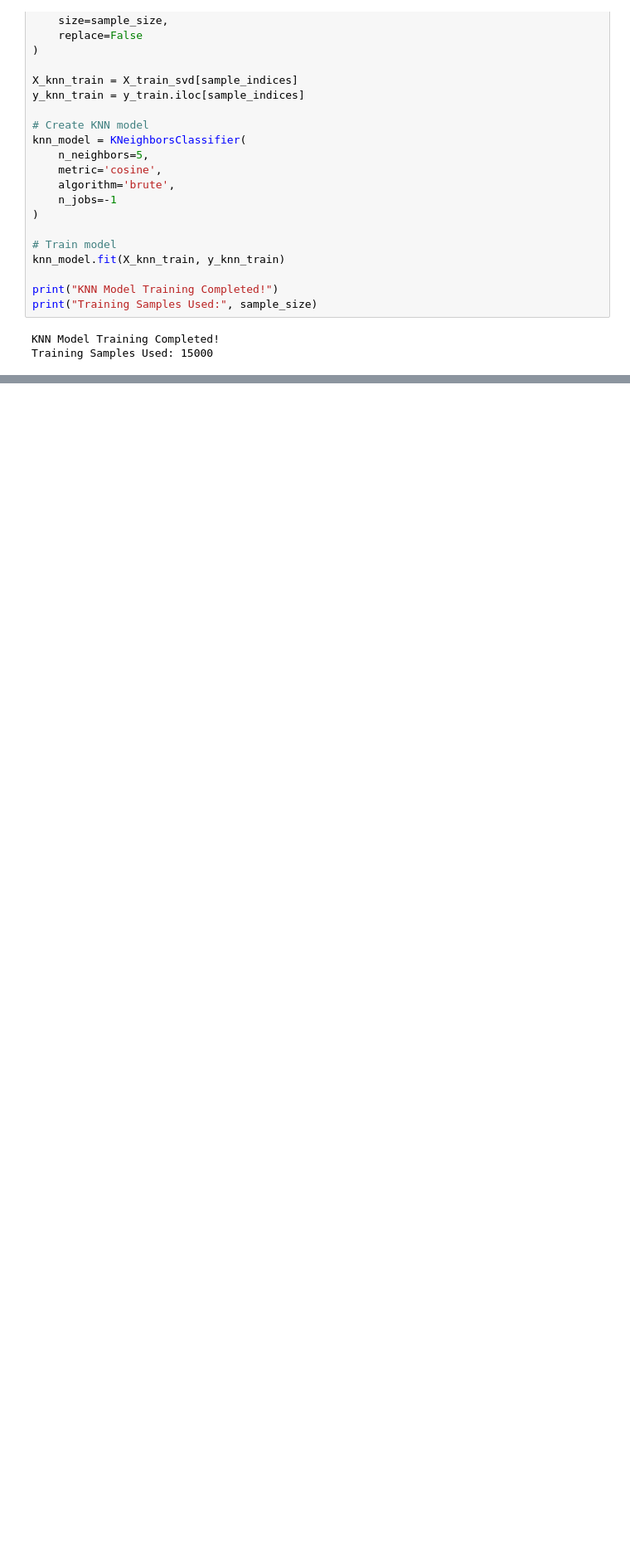
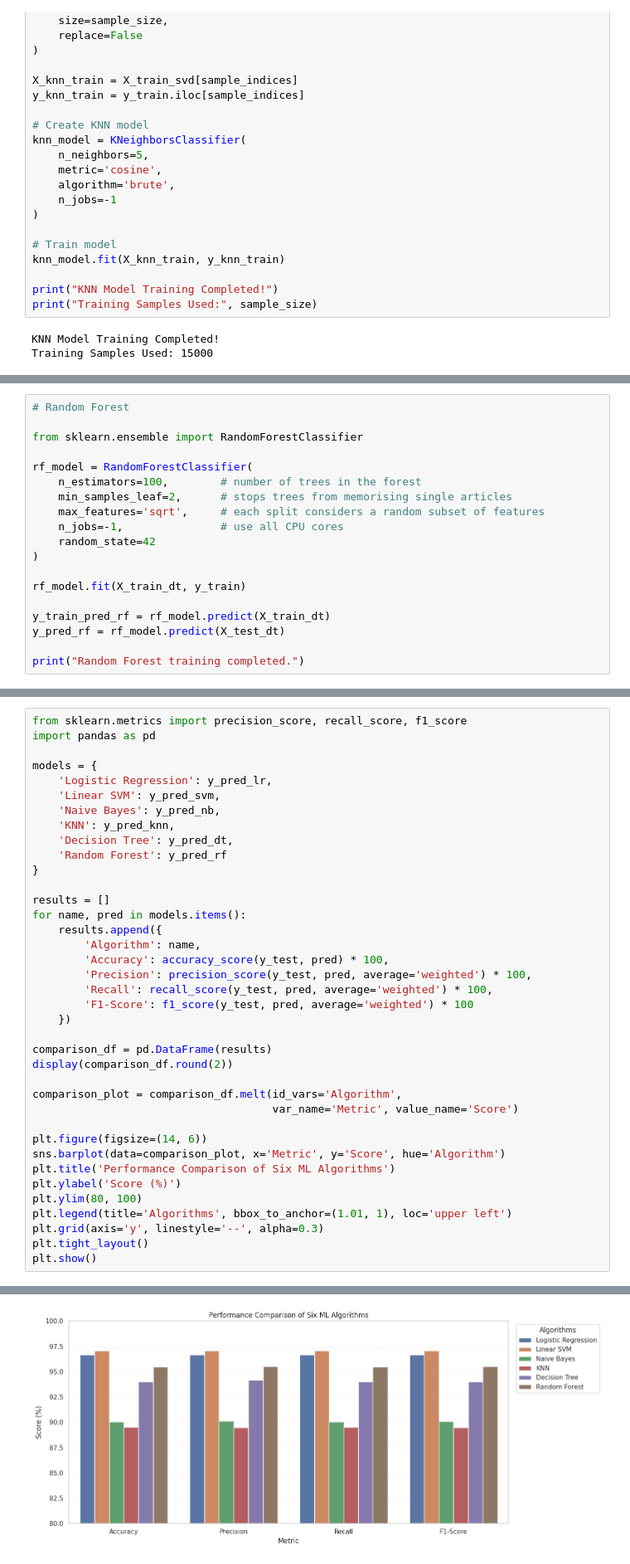
Before and after one commit to TheEsha17/Fake-news-Detection-System, a Jupyter notebook: notebooks/InFact_ML.ipynb, the cells around one changed output, grey strips where cells are left out. Shown at 83% size. Saved outputs shown, nothing was run; the diff lists cells and outputs as text; blank space fills up the shorter version.

```diff
--- a/notebooks/InFact_ML.ipynb
+++ b/notebooks/InFact_ML.ipynb
@@ -920,0 +1000,19 @@ Algorithm Performance Comparison:
+# %%
+# Random Forest
+
+from sklearn.ensemble import RandomForestClassifier
+
+rf_model = RandomForestClassifier(
+    n_estimators=100,        # number of trees in the forest
+    min_samples_leaf=2,      # stops trees from memorising single articles
+    max_features='sqrt',     # each split considers a random subset of features
+    n_jobs=-1,               # use all CPU cores
+    random_state=42
+)
+
+rf_model.fit(X_train_dt, y_train)
+
+y_train_pred_rf = rf_model.predict(X_train_dt)
+y_pred_rf = rf_model.predict(X_test_dt)
+
+print("Random Forest training completed.")
@@ -920,0 +1052,39 @@ Algorithm Performance Comparison:
+# %%
+from sklearn.metrics import precision_score, recall_score, f1_score
+import pandas as pd
+
+models = {
+    'Logistic Regression': y_pred_lr,
+    'Linear SVM': y_pred_svm,
+    'Naive Bayes': y_pred_nb,
+    'KNN': y_pred_knn,
+    'Decision Tree': y_pred_dt,
+    'Random Forest': y_pred_rf
+}
+
+results = []
+for name, pred in models.items():
+    results.append({
+        'Algorithm': name,
+        'Accuracy': accuracy_score(y_test, pred) * 100,
+        'Precision': precision_score(y_test, pred, average='weighted') * 100,
+        'Recall': recall_score(y_test, pred, average='weighted') * 100,
+        'F1-Score': f1_score(y_test, pred, average='weighted') * 100
+    })
+
+comparison_df = pd.DataFrame(results)
+display(comparison_df.round(2))
+
+comparison_plot = comparison_df.melt(id_vars='Algorithm',
+                                     var_name='Metric', value_name='Score')
+
+plt.figure(figsize=(14, 6))
+sns.barplot(data=comparison_plot, x='Metric', y='Score', hue='Algorithm')
+plt.title('Performance Comparison of Six ML Algorithms')
+plt.ylabel('Score (%)')
+plt.ylim(80, 100)
+plt.legend(title='Algorithms', bbox_to_anchor=(1.01, 1), loc='upper left')
+plt.grid(axis='y', linestyle='--', alpha=0.3)
+plt.tight_layout()
+plt.show()
+# %% [output]
@@ -920,0 +1098 @@ Algorithm Performance Comparison:
+[figure, added]
```
Also changed, not shown: parts of 18 cells of this notebook, 1 other file.
